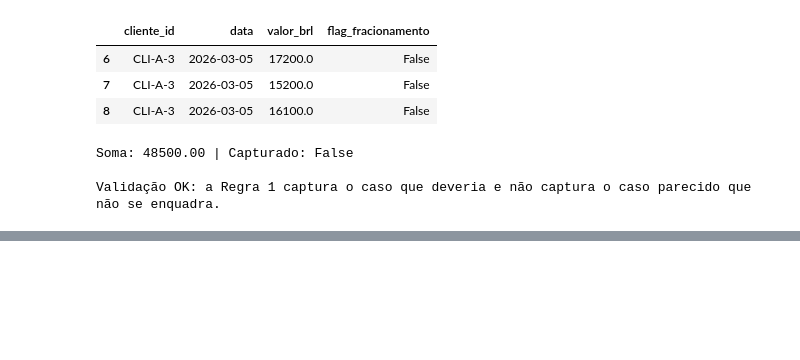
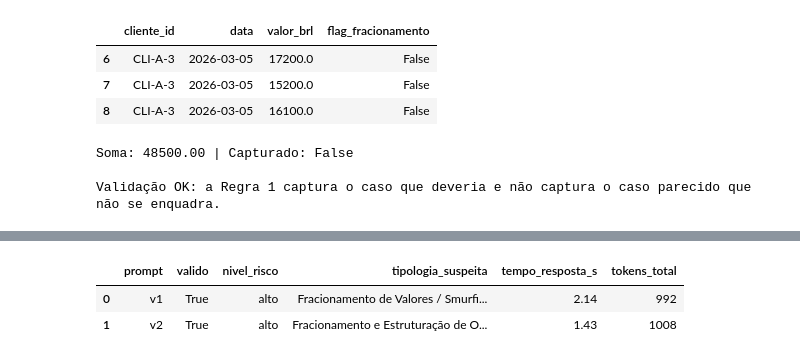
Before and after one commit to pedronery07/desafio-tecnico-itau, a Jupyter notebook: nivel_1/nivel_1.ipynb, the cells around one changed output, grey strips where cells are left out. Saved outputs shown, nothing was run; the diff lists cells and outputs as text; code cells hidden in the pictures; blank space fills up the shorter version.

```diff
--- a/nivel_1/nivel_1.ipynb
+++ b/nivel_1/nivel_1.ipynb
@@ -241,0 +357,14 @@ Validação OK: a Regra 1 captura o caso que deveria e não captura o caso parec
+# %%
+PROMPT_V1 = """Você é um analista de prevenção à lavagem de dinheiro. Com base \
+nos dados abaixo sobre um cliente (já calculados por regras determinísticas — \
+não recalcule nada, apenas interprete), escreva um parecer de risco.
+
+Dados do cliente:
+{contexto}
+
+Responda em JSON com os campos: nivel_risco (baixo/médio/alto), \
+tipologia_suspeita, red_flags (lista), justificativa.
+"""
+
+resultado_v1 = chamar_llm(PROMPT_V1, contexto_cliente)
+resultado_v1
@@ -241,0 +459,28 @@ Validação OK: a Regra 1 captura o caso que deveria e não captura o caso parec
+# %%
+import pandas as _pd
+
+comparacao = _pd.DataFrame(
+    [
+        {
+            "prompt": "v1",
+            "valido": resultado_v1["valido"],
+            "nivel_risco": (resultado_v1["parecer"] or {}).get("nivel_risco"),
+            "tipologia_suspeita": (resultado_v1["parecer"] or {}).get("tipologia_suspeita"),
+            "tempo_resposta_s": resultado_v1["tempo_resposta_s"],
+            "tokens_total": resultado_v1["tokens_total"],
+        },
+        {
+            "prompt": "v2",
+            "valido": resultado_v2["valido"],
+            "nivel_risco": (resultado_v2["parecer"] or {}).get("nivel_risco"),
+            "tipologia_suspeita": (resultado_v2["parecer"] or {}).get("tipologia_suspeita"),
+            "tempo_resposta_s": resultado_v2["tempo_resposta_s"],
+            "tokens_total": resultado_v2["tokens_total"],
+        },
+    ]
+)
+comparacao
+# %% [output]
+|  | prompt | valido | nivel_risco | tipologia_suspeita | tempo_resposta_s | tokens_total |
+| 0 | v1 | True | alto | Fracionamento de Valores / Smurfi... | 2.14 | 992 |
+| 1 | v2 | True | alto | Fracionamento e Estruturação de O... | 1.43 | 1008 |
```
Also changed, not shown: parts of 8 cells of this notebook, 2 other files.
